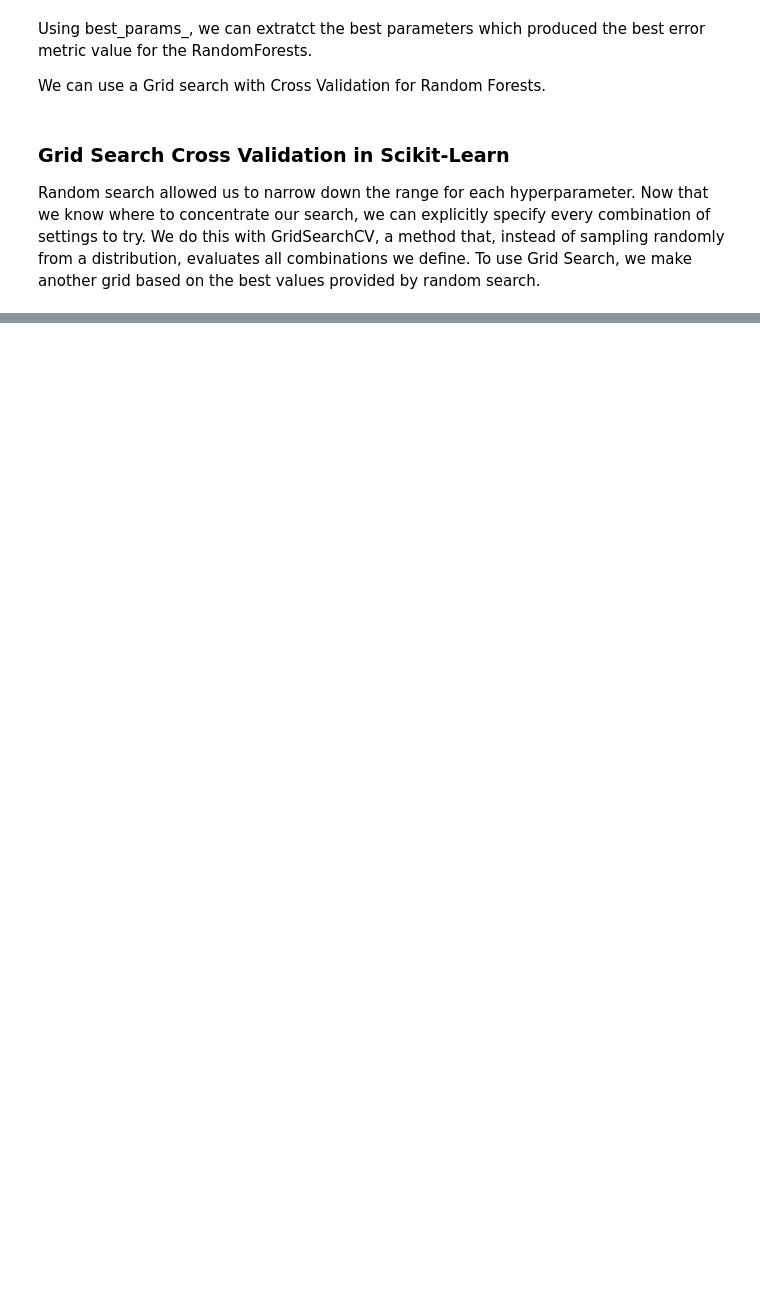
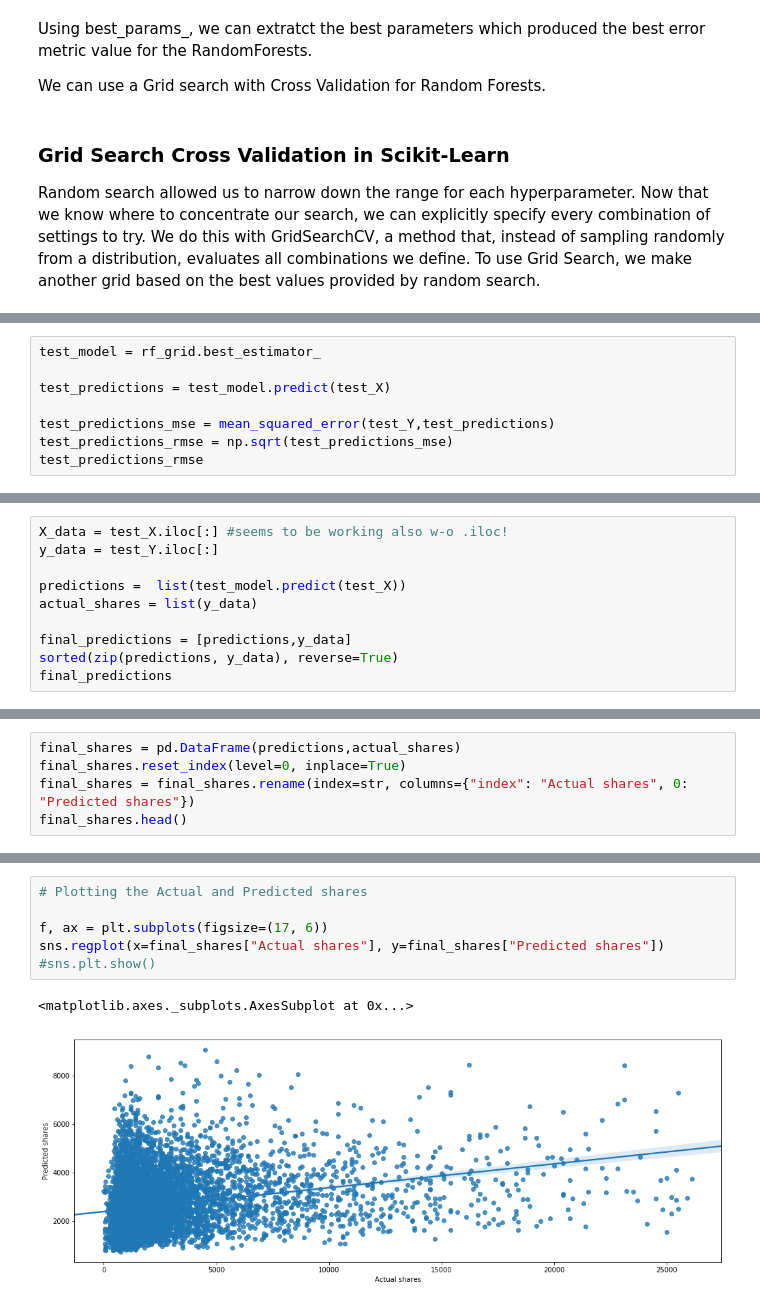
Before and after one commit to ajdatahub/ProjectDS, a Jupyter notebook: Predicting Online News Popularity/Predicting Popularity of Online News.ipynb, the cells around one changed output, grey strips where cells are left out. Drawn from its saved outputs; the diff is of its cells as text; blank space fills up the shorter version.

```diff
--- a/Predicting Online News Popularity/Predicting Popularity of Online News.ipynb
+++ b/Predicting Online News Popularity/Predicting Popularity of Online News.ipynb
@@ -578,0 +581,8 @@ work in progress...
+# %%
+test_model = rf_grid.best_estimator_
+
+test_predictions = test_model.predict(test_X)
+
+test_predictions_mse = mean_squared_error(test_Y,test_predictions)
+test_predictions_rmse = np.sqrt(test_predictions_mse)
+test_predictions_rmse
@@ -578,0 +591,10 @@ work in progress...
+# %%
+X_data = test_X.iloc[:] #seems to be working also w-o .iloc!
+y_data = test_Y.iloc[:]
+
+predictions =  list(test_model.predict(test_X))
+actual_shares = list(y_data)
+
+final_predictions = [predictions,y_data]
+sorted(zip(predictions, y_data), reverse=True)
+final_predictions
@@ -578,0 +619,5 @@ work in progress...
+# %%
+final_shares = pd.DataFrame(predictions,actual_shares)
+final_shares.reset_index(level=0, inplace=True)
+final_shares = final_shares.rename(index=str, columns={"index": "Actual shares", 0: "Predicted shares"})
+final_shares.head()
@@ -578,0 +631,9 @@ work in progress...
+# %%
+# Plotting the Actual and Predicted shares
+
+f, ax = plt.subplots(figsize=(17, 6))
+sns.regplot(x=final_shares["Actual shares"], y=final_shares["Predicted shares"])
+#sns.plt.show()
+# %% [output]
+<matplotlib.axes._subplots.AxesSubplot at 0x...>
+[figure, added]
```
Also changed, not shown: parts of 17 cells of this notebook.
